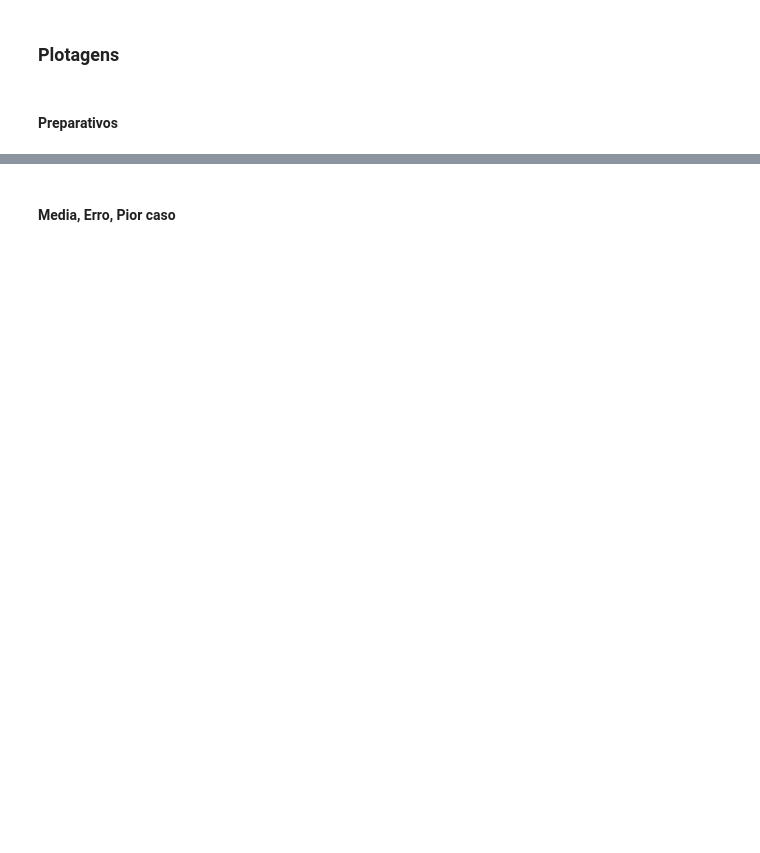
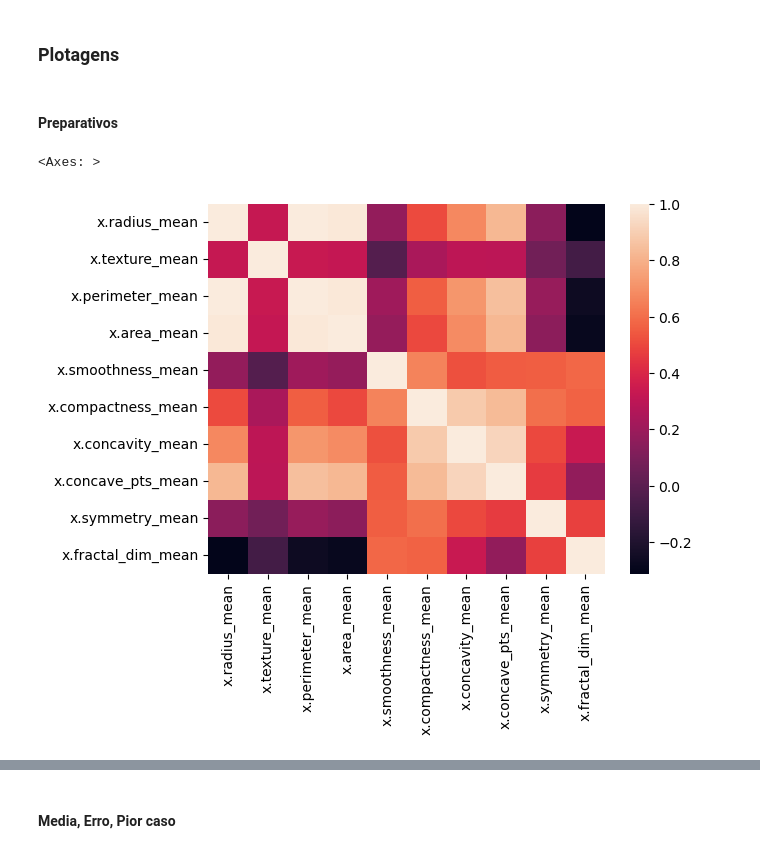
Before and after one commit to carlospcneto/AM-2023-1, a Jupyter notebook: Trabalho1.ipynb, the cells around one changed output, grey strips where cells are left out. Cells and saved outputs as stored; diff of their text form; code cells hidden in the pictures; blank space fills up the shorter version.

```diff
--- a/Trabalho1.ipynb
+++ b/Trabalho1.ipynb
@@ -165,0 +192,9 @@ legendas = list(set(rotulos_legenda))
+# %%
+import seaborn as sns
+df_x = df
+df_x.drop("y",axis=1)
+df_x = df_x[attributes_col_mean]
+sns.heatmap(df_x.corr())
+# %% [output]
+<Axes: >
+[figure, added]
```
Also changed, not shown: parts of 26 cells of this notebook.
